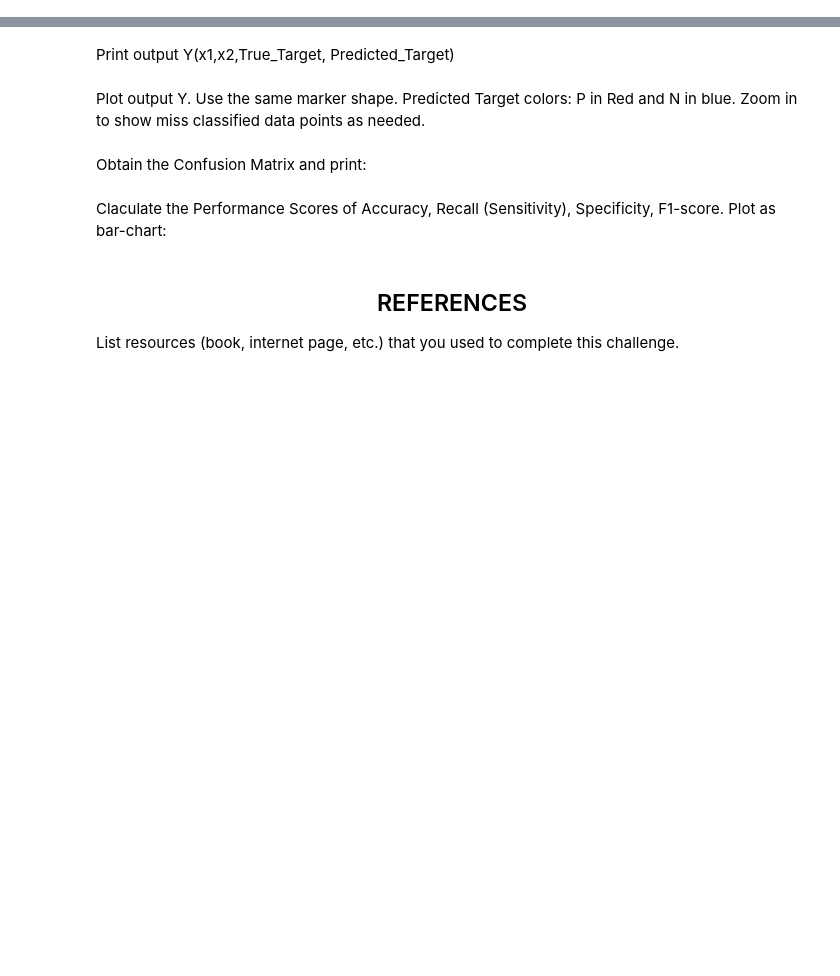
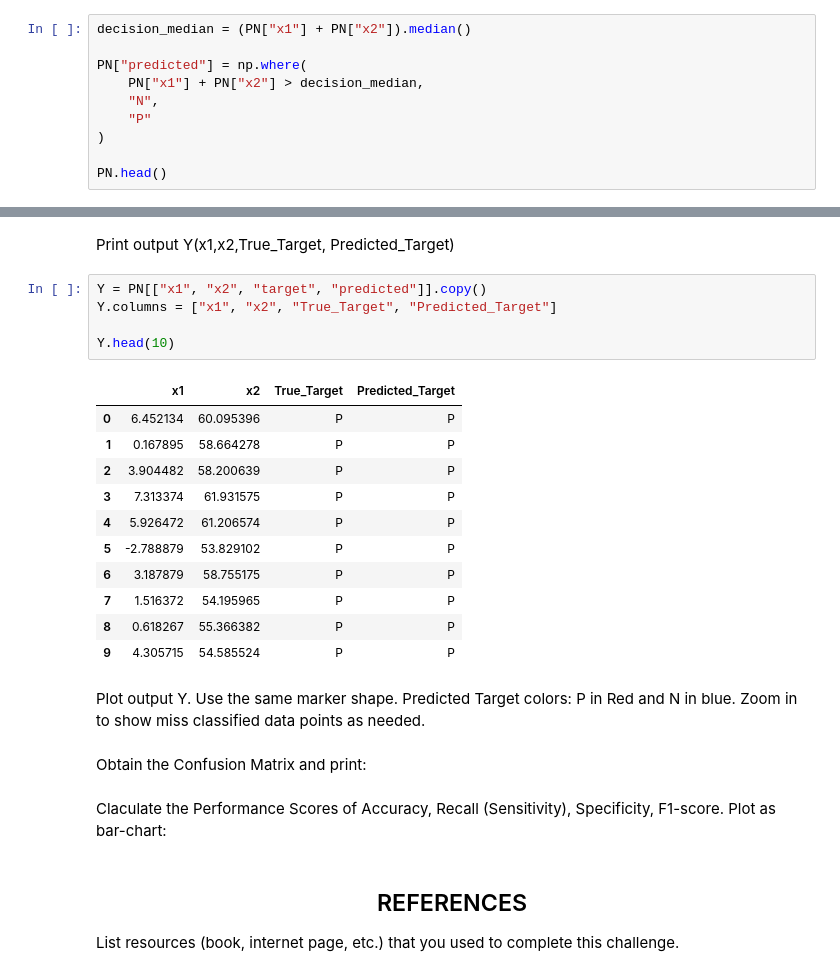
Before and after one commit to adamrodi/CMPS4700, a Jupyter notebook: Notebooks/ron.ipynb, the cells around one changed output, grey strips where cells are left out. Saved outputs shown, nothing was run; the diff lists cells and outputs as text; blank space fills up the shorter version.

```diff
--- a/Notebooks/ron.ipynb
+++ b/Notebooks/ron.ipynb
@@ -56,3 +231,13 @@ Else<br>
 ...    <b>P</b>
 # %% [markdown]
 Obtain predicted class labels of the dataset PN using SimpleClassifier:
+# %%
+decision_median = (PN["x1"] + PN["x2"]).median()
+
+PN["predicted"] = np.where(
+    PN["x1"] + PN["x2"] > decision_median,
+    "N",
+    "P"
+)
+
+PN.head()
@@ -59,5 +251,22 @@ Obtain predicted class labels of the dataset PN using SimpleClassifier:
 # %% [markdown]
 Print output Y(x1,x2,True_Target, Predicted_Target)
+# %%
+Y = PN[["x1", "x2", "target", "predicted"]].copy()
+Y.columns = ["x1", "x2", "True_Target", "Predicted_Target"]
+
+Y.head(10)
+# %% [output]
+|  | x1 | x2 | True_Target | Predicted_Target |
+| 0 | 6.452134 | 60.095396 | P | P |
+| 1 | 0.167895 | 58.664278 | P | P |
+| 2 | 3.904482 | 58.200639 | P | P |
+| 3 | 7.313374 | 61.931575 | P | P |
+| 4 | 5.926472 | 61.206574 | P | P |
+| 5 | -2.788879 | 53.829102 | P | P |
+| 6 | 3.187879 | 58.755175 | P | P |
+| 7 | 1.516372 | 54.195965 | P | P |
+| 8 | 0.618267 | 55.366382 | P | P |
+| 9 | 4.305715 | 54.585524 | P | P |
 # %% [markdown]
 Plot output Y. Use the same marker shape. Predicted Target colors: P in Red and N in blue. Zoom in to show miss classified data points as needed.
 # %% [markdown]
```
Also changed, not shown: parts of 8 cells of this notebook.
